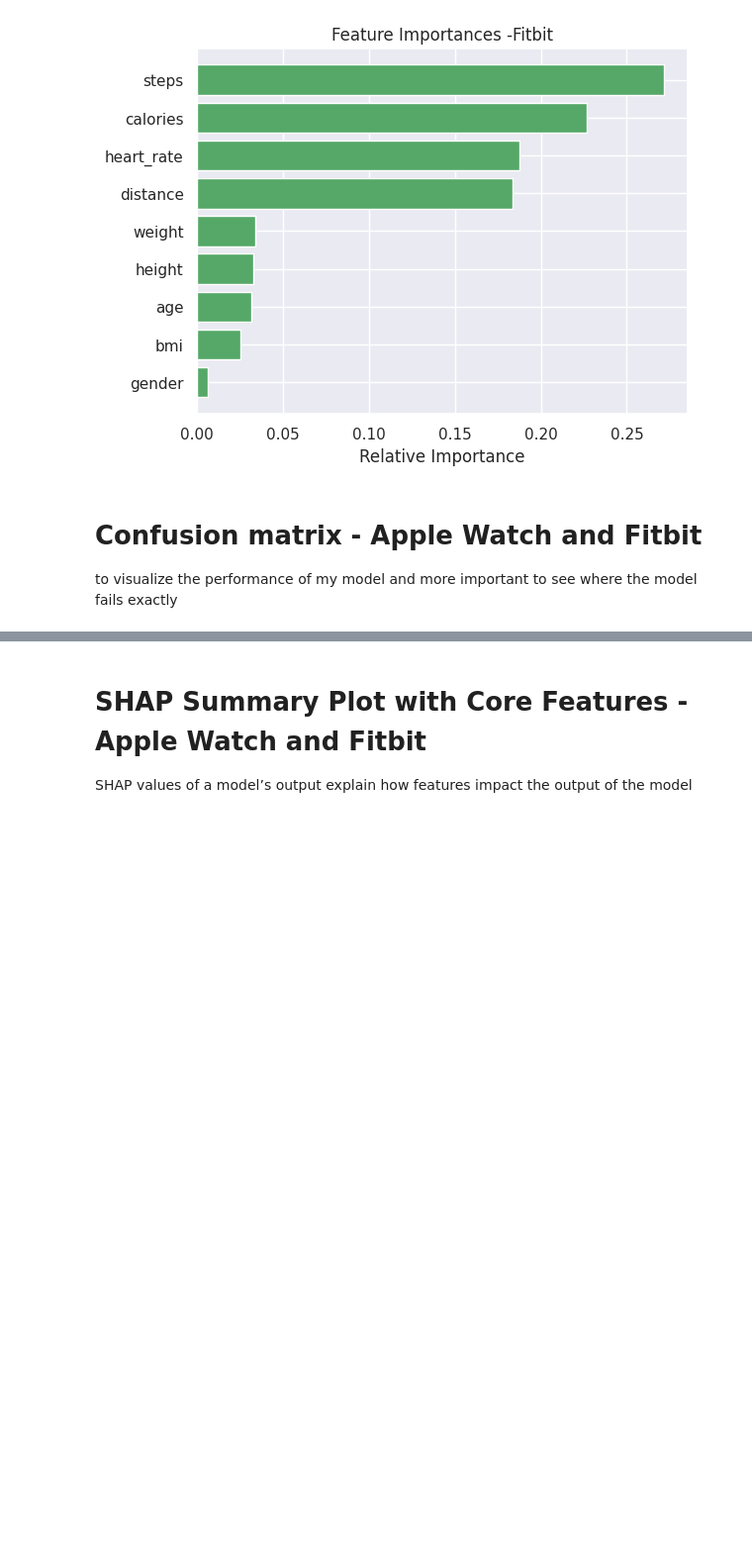
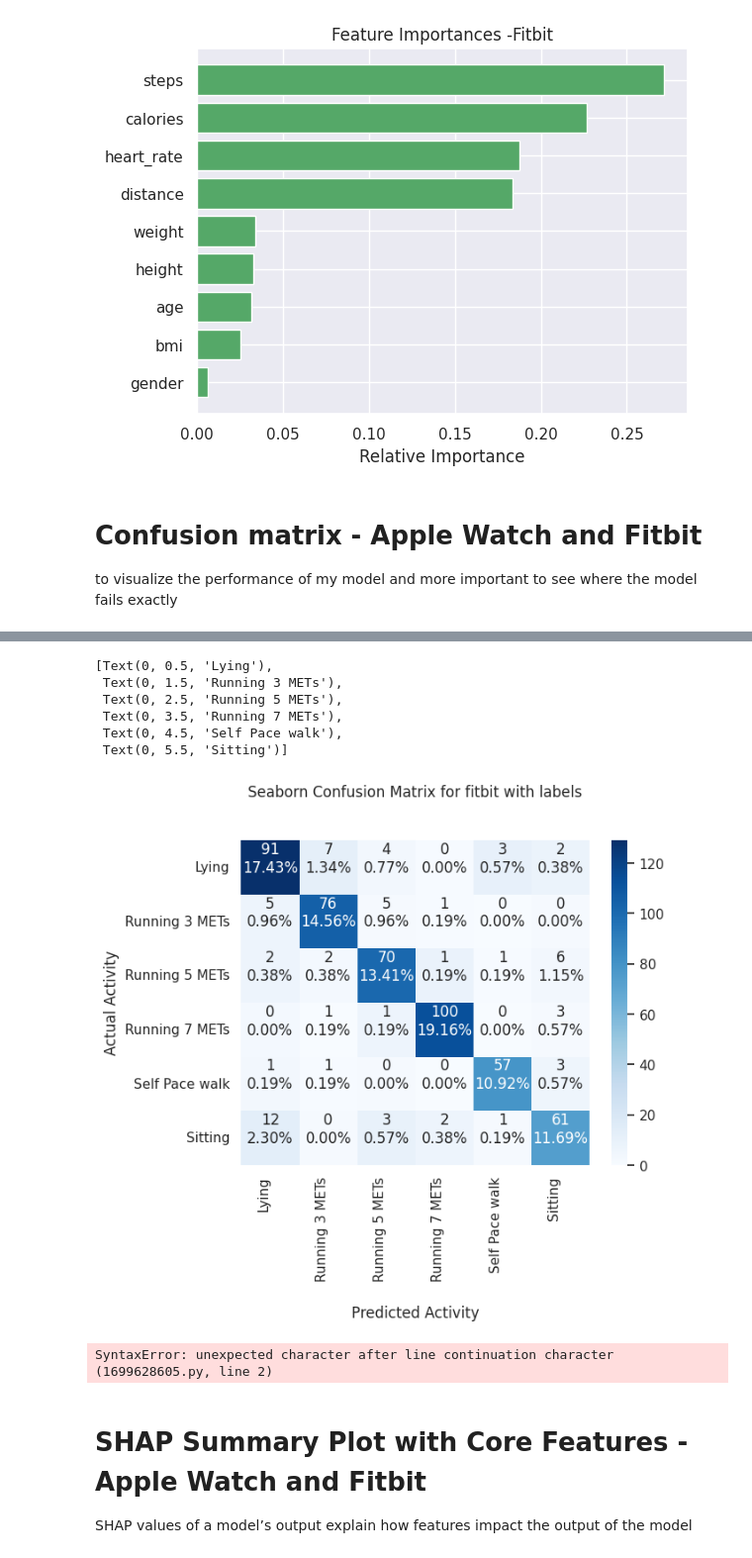
Before and after one commit to bernadetti0/predicting_activity, a Jupyter notebook: notebooks/Data_Analysis _arpita_version2.ipynb, the cells around one changed output, grey strips where cells are left out. Shown at 99% size. Drawn from its saved outputs; the diff is of its cells as text; code cells hidden in the pictures; blank space fills up the shorter version.

```diff
--- a/notebooks/Data_Analysis _arpita_version2.ipynb
+++ b/notebooks/Data_Analysis _arpita_version2.ipynb
@@ -869,3 +903,44 @@ cm_display_fitbit.plot(cmap=plt.cm.Blues, xticks_rotation='vertical')
+# %%
+# Plot Confusion Matrix For Fitbit With Numbers And Percentages
+cm_fitbit = confusion_matrix(y_test_fitbit, y_fitbit_pred_rf)
+class_names = ['Lying', 'Running 3 METs', 'Running 5 METs', 'Running 7 METs', 'Self Pace walk', 'Sitting']
+group_counts_fitbit= ["{0:0.0f}".format(value) for value in
+                cm_fitbit.flatten()]
+# calculate the percentage of True Positives, False Positives, False Negatives,
+# and True negatives - cf_matrix/np.sum(cf_matrix)
+
+group_percent_fitbit = ["{0:.2%}".format(value) for value in
+                     cm_fitbit.flatten()/np.sum(cm_fitbit)]
+
+labels = [f"{v1}\n{v2}\n" for v1, v2 in
+          zip(group_counts_fitbit,group_percent_fitbit)]
+
+labels = np.asarray(labels).reshape(6,6)
+
+ax = sns.heatmap(cm_apple, annot=labels, fmt='', cmap='Blues')
+
+ax.set_title('Seaborn Confusion Matrix for fitbit with labels\n\n');
+ax.set_xlabel('\nPredicted Activity')
+ax.set_ylabel('Actual Activity');
+
+## Ticket labels - List must be in alphabetical order
+ax.xaxis.set_ticklabels(class_names, rotation='vertical', ha='right')
+ax.yaxis.set_ticklabels(class_names, rotation=0)
+# %% [output]
+[Text(0, 0.5, 'Lying'),
+ Text(0, 1.5, 'Running 3 METs'),
+ Text(0, 2.5, 'Running 5 METs'),
+ Text(0, 3.5, 'Running 7 METs'),
+ Text(0, 4.5, 'Self Pace walk'),
+ Text(0, 5.5, 'Sitting')]
+[figure, added]
+# %%
+# Calculate the F1 Score for each class for Apple Watch
+from sklearn.metrics import classification_report
+print(‘\nClassification Report\n’)
+print(classification_report(y_test_apple, y_apple_pred_rf))
+# %% [output]
+SyntaxError: unexpected character after line continuation character (1699628605.py, line 2)
 # %% [markdown]
 # SHAP Summary Plot with Core Features - Apple Watch and Fitbit
 SHAP values of a model’s output explain how features impact the output of the model
```
Also changed, not shown: parts of 8 cells of this notebook.
